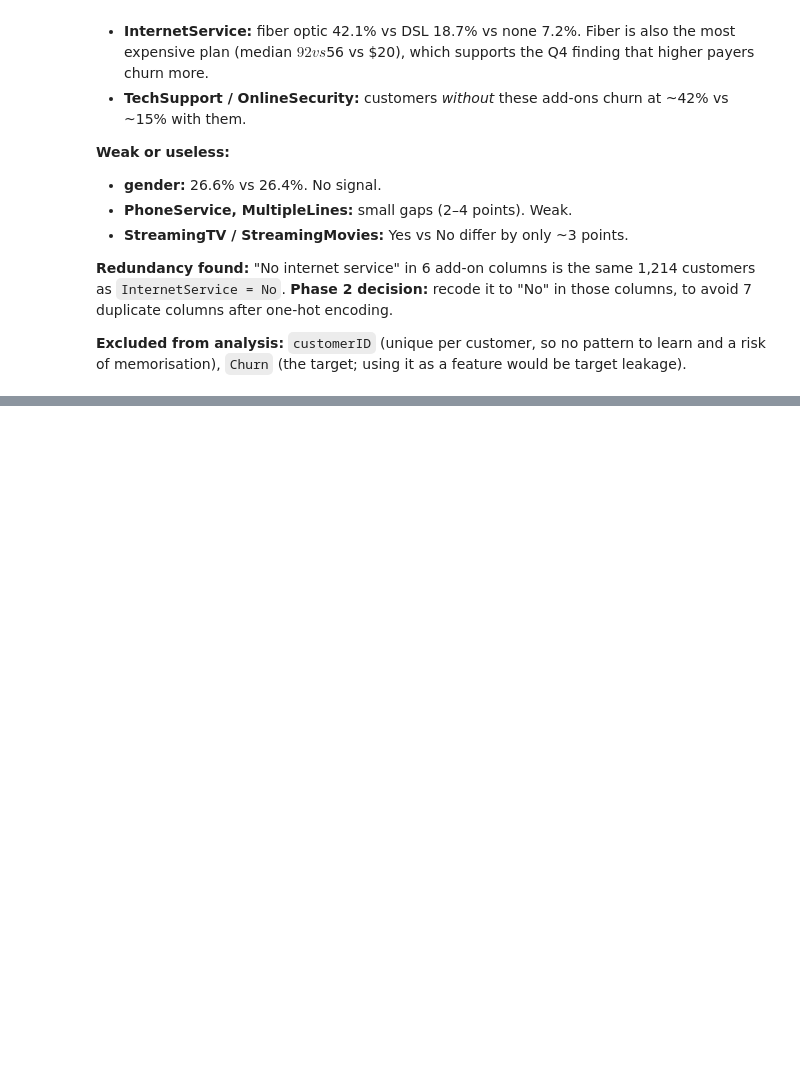
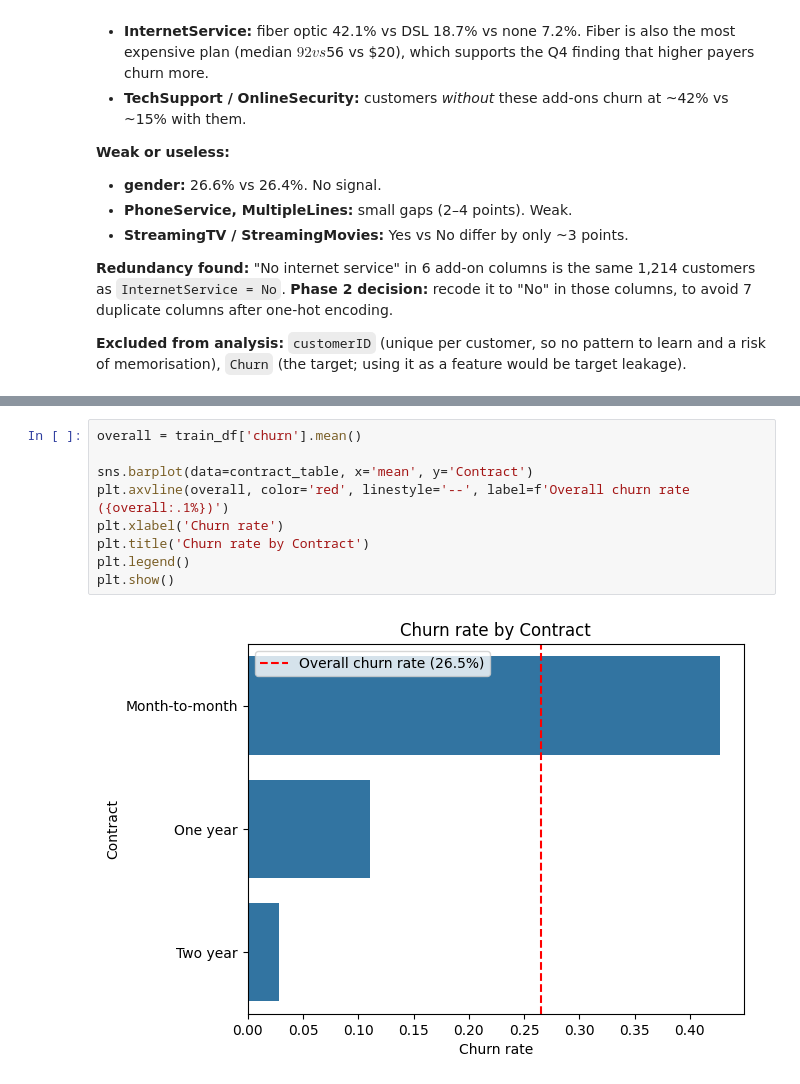
Before and after one commit to mansi051002/telco-churn-prediction, a Jupyter notebook: notebooks/01_eda.ipynb, the cells around one changed output, grey strips where cells are left out. Drawn from its saved outputs; the diff is of its cells as text; blank space fills up the shorter version.

```diff
--- a/notebooks/01_eda.ipynb
+++ b/notebooks/01_eda.ipynb
@@ -356,0 +379,11 @@ Name: MonthlyCharges, dtype: float64
+# %%
+overall = train_df['churn'].mean()
+
+sns.barplot(data=contract_table, x='mean', y='Contract')
+plt.axvline(overall, color='red', linestyle='--', label=f'Overall churn rate ({overall:.1%})')
+plt.xlabel('Churn rate')
+plt.title('Churn rate by Contract')
+plt.legend()
+plt.show()
+# %% [output]
+[figure, added]
```
Also changed, not shown: parts of 3 cells of this notebook.
